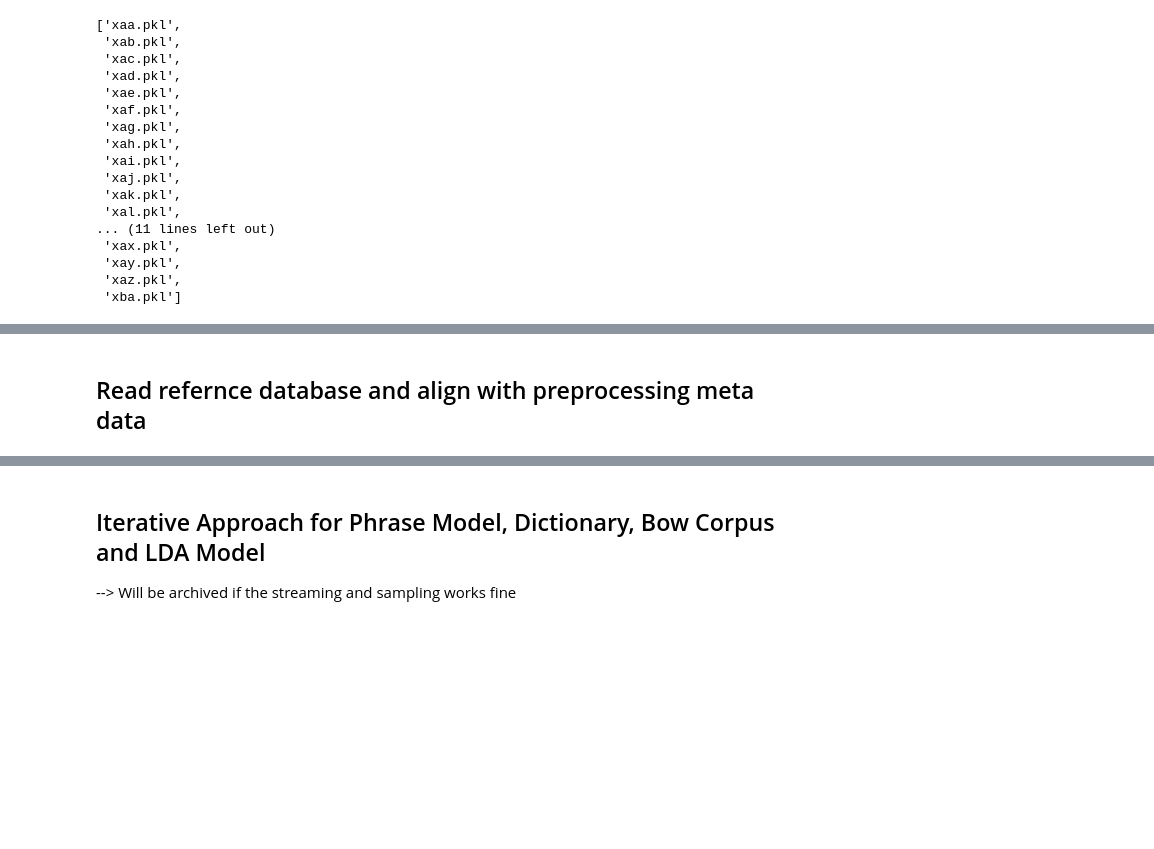
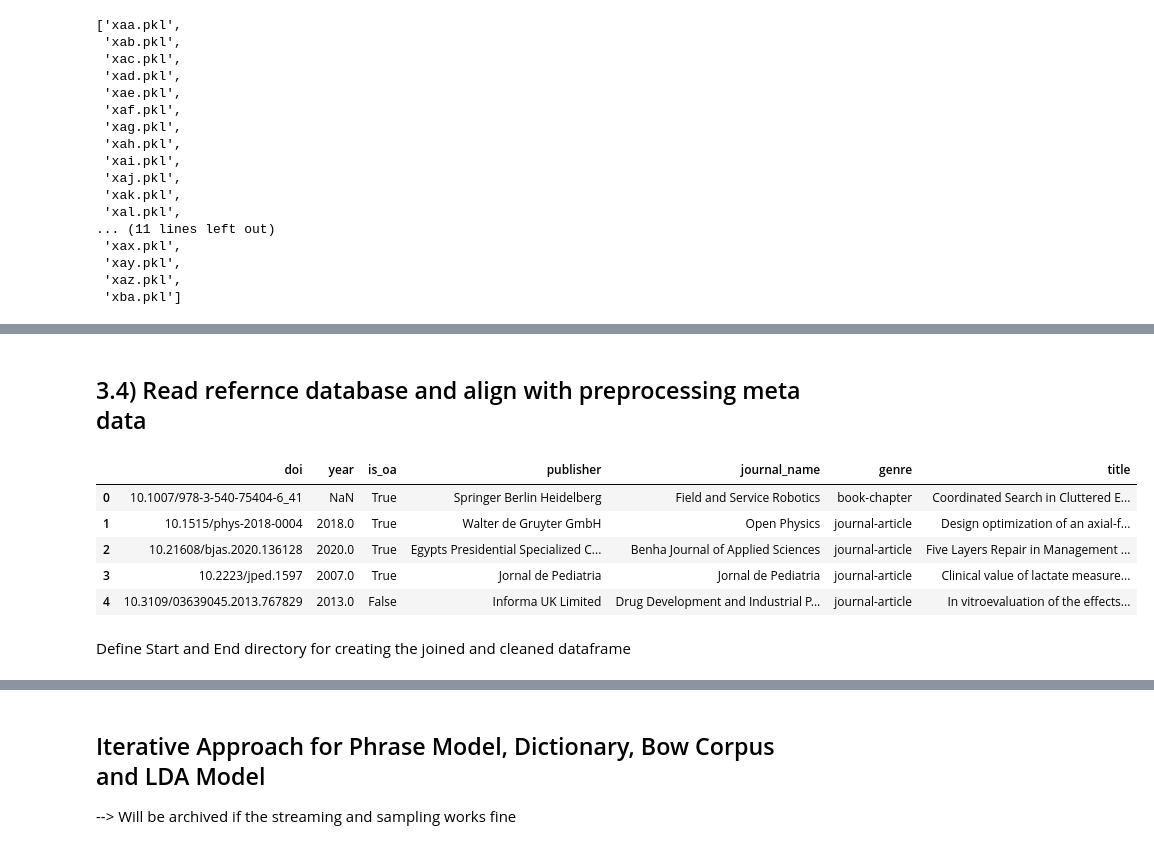
Before and after one commit to SciViewer/SciView, a Jupyter notebook: SciView.ipynb, the cells around one changed output, grey strips where cells are left out. Drawn from its saved outputs; the diff is of its cells as text; code cells hidden in the pictures; blank space fills up the shorter version.

Commit message:
Added content to the newest chapter and refactored chapter naming in the notebook

```diff
--- a/SciView.ipynb
+++ b/SciView.ipynb
@@ -494,2 +553,20 @@ for name in fileNameList[1::]:
 # %% [markdown]
-## Read refernce database and align with preprocessing meta data
+## 3.4) Read refernce database and align with preprocessing meta data
+# %%
+# Read the created csv file with dask
+RefDf=dd.read_csv(csvPath, assume_missing=True) #some year dates are missing !!!
+
+# show the amount of dask partitions
+RefDf.npartitions
+
+# Compute head
+RefDf.head(n=5, npartitions=1, compute=True)
+# %% [output]
+|  | doi | year | is_oa | publisher | journal_name | genre | title |
+| 0 | 10.1007/978-3-540-75404-6_41 | NaN | True | Springer Berlin Heidelberg | Field and Service Robotics | book-chapter | Coordinated Search in Cluttered E... |
+| 1 | 10.1515/phys-2018-0004 | 2018.0 | True | Walter de Gruyter GmbH | Open Physics | journal-article | Design optimization of an axial-f... |
+| 2 | 10.21608/bjas.2020.136128 | 2020.0 | True | Egypts Presidential Specialized C... | Benha Journal of Applied Sciences | journal-article | Five Layers Repair in Management ... |
+| 3 | 10.2223/jped.1597 | 2007.0 | True | Jornal de Pediatria | Jornal de Pediatria | journal-article | Clinical value of lactate measure... |
+| 4 | 10.3109/03639045.2013.767829 | 2013.0 | False | Informa UK Limited | Drug Development and Industrial P... | journal-article | In vitroevaluation of the effects... |
+# %% [markdown]
+Define Start and End directory for creating the joined and cleaned dataframe
```
Also changed, not shown: parts of 45 cells of this notebook, 7 other files.
